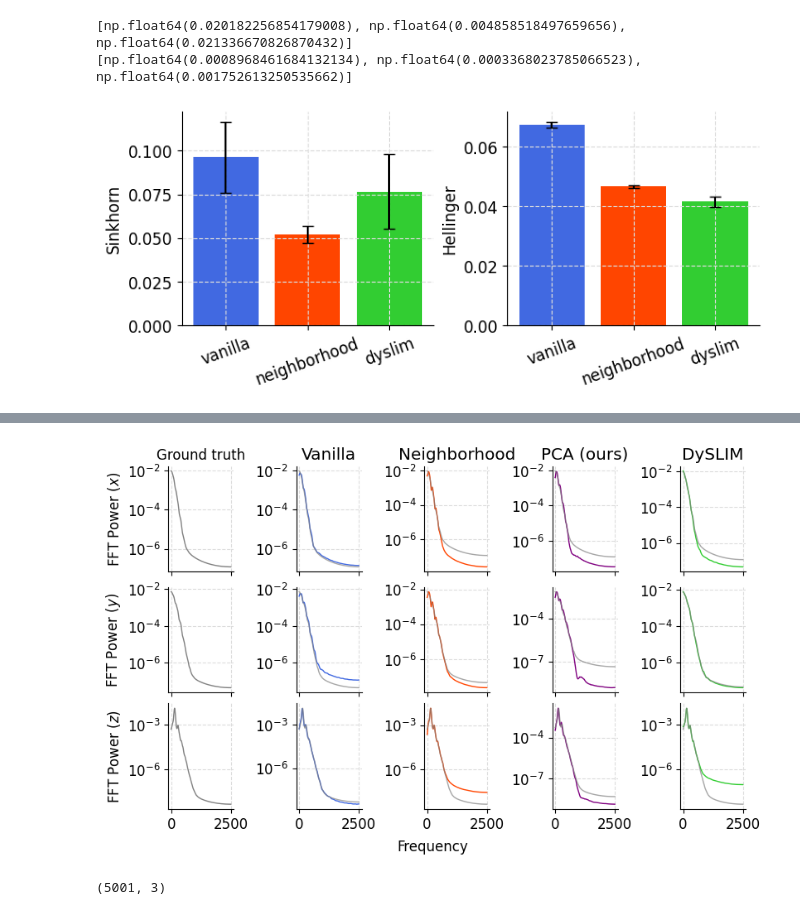
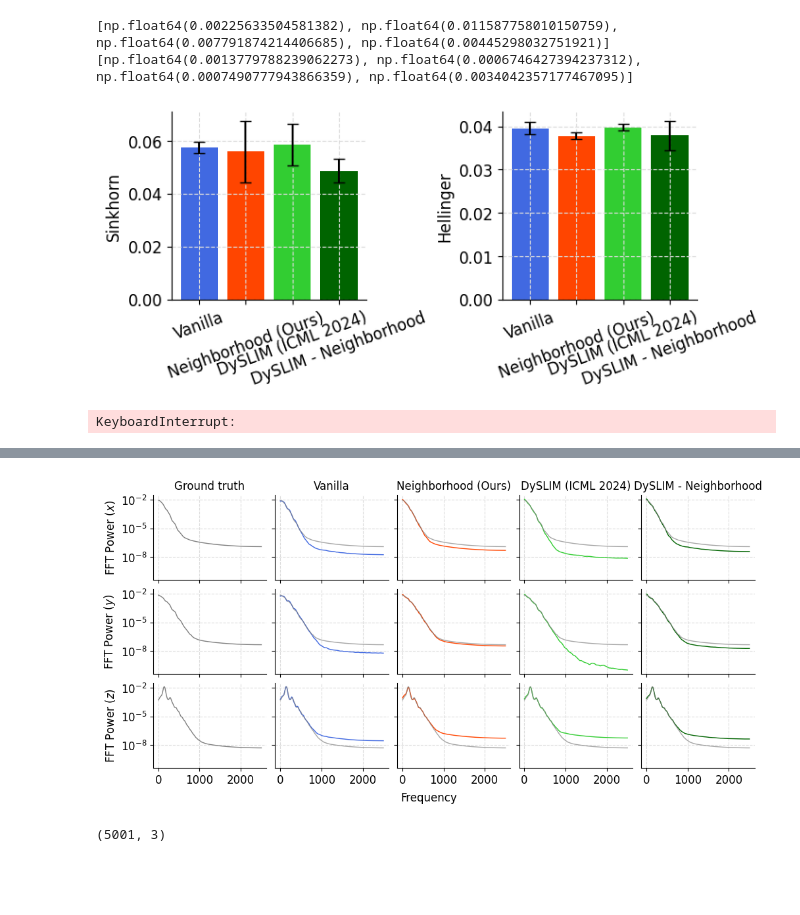
Before and after one commit to Jhko725/sandbox, a Jupyter notebook: notebooks/evaluation/lorenz63_eval.ipynb, the cells around one changed output, grey strips where cells are left out. Drawn from its saved outputs; the diff is of its cells as text; code cells hidden in the pictures; blank space fills up the shorter version.

```diff
--- a/notebooks/evaluation/lorenz63_eval.ipynb
+++ b/notebooks/evaluation/lorenz63_eval.ipynb
@@ -45,6 +45,7 @@ EXP_TYPES_ALL = (
     "proxy_tangent_evolution",
     "pca",
     "dyslim",
+    "dyslim_neigh",
 )
 EXP_TYPES = (
     "vanilla",
@@ -54,6 +55,7 @@ EXP_TYPES = (
     "neighborhood",
     # "pca",
     "dyslim",
+    # "dyslim_neigh",
 )
 
 COLOR_DICT = dict(
@@ -68,6 +70,7 @@ COLOR_DICT = dict(
             "purple",
             "purple",
             "limegreen",
+            "darkgreen",
         ),
     )
 )
@@ -96,6 +99,7 @@ LABEL_DICT = dict(
             "Identity (ours)",
             "PCA (ours)",
             "DySLIM (ICML 2024)",
+            "DySLIM - Neighborhood",
         ),
     )
 )
@@ -147,12 +151,13 @@ def load_experiment(
         loaddir = loaddir / "radius=2.0_rollout=1"
     elif exp_type == "dyslim":
         loaddir = loaddir / "lambda_1=1_lambda_2=100"
-        # loaddir = (
-        #     loaddir.parent
-        #     / "neighborhood"
-        #     / "r=0.6-0.8/neighbor_length=5"
-        #     / "order=None"
-        # )
+    elif exp_type == "dyslim_neigh":
+        loaddir = (
+            loaddir.parent
+            / "neighborhood"
+            / "r=0.6-0.8/neighbor_length=5"
+            / "order=None"
+        )
     # loaddir = loaddir / "euler"
     model_paths = list(loaddir.glob(model_path_template))
     if len(model_paths) == 0:
@@ -399,7 +403,7 @@ for ax, metric_name in zip(axes, metric_names):
         metric_stds.append(np.std(metric_vals))
     print(metric_stds)
     ax.bar(
-        EXP_TYPES,
+        [LABEL_DICT[e] for e in EXP_TYPES],
         metric_means,
         yerr=metric_stds,
         color=[COLOR_DICT[e] for e in EXP_TYPES],
@@ -409,9 +413,9 @@ for ax, metric_name in zip(axes, metric_names):
     ax.tick_params("x", rotation=20)
 # fig.suptitle(f"Noise={noise}")
 # %% [output]
-[np.float64(0.020182256854179008), np.float64(0.004858518497659656), np.float64(0.021336670826870432)]
-[np.float64(0.0008968461684132134), np.float64(0.0003368023785066523), np.float64(0.001752613250535662)]
+[np.float64(0.00225633504581382), np.float64(0.011587758010150759), np.float64(0.007791874214406685), np.float64(0.00445298032751921)]
+[np.float64(0.0013779788239062273), np.float64(0.0006746427394237312), np.float64(0.0007490777943866359), np.float64(0.0034042357177467095)]
-[figure, old version]
+[figure, new version]
 # %%
 u_long_dict = defaultdict(list)
 for exp_type in tqdm(EXP_TYPES):
@@ -430,6 +434,8 @@ for exp_type in tqdm(EXP_TYPES):
         solve_batch(model, dataset_test.t[0], dataset_test.u[0:20, 0]),
         dataset_test.u[0:20],
     )
+# %% [output]
+KeyboardInterrupt:
 # %%
 u_long_dict
 # %% [output]
@@ -455,29 +459,31 @@ u
 # %%
-fig, axes = plt.subplots(3, len(u_long_dict) + 1, figsize=(8, 5), sharex=True)
+fig, axes = plt.subplots(
+    3, len(u_long_dict) + 1, figsize=(10, 5), sharex=True, sharey=True
+)
 plot_kwargs = {"linewidth": 1.0}
 for j in range(3):
     ps_true = jax.vmap(power_spectrum1d, in_axes=-1, out_axes=-1)(u_traj)
     axes[j, 0].plot(ps_true[:, j], color="gray", **plot_kwargs)
 axes[0, 0].set_title("Ground truth", fontsize="medium")
 
 for i, (exp_type, u_long) in enumerate(u_long_dict.items()):
     for j in range(3):
         ps_pred = jax.vmap(power_spectrum1d, in_axes=-1, out_axes=-1)(u_long)
         axes[j, i + 1].plot(
             ps_pred[:, j],
             color=COLOR_DICT[exp_type],
             **plot_kwargs,
         )
 
         axes[j, i + 1].plot(ps_true[:, j], color="gray", alpha=0.7, **plot_kwargs)
-        axes[0, i + 1].set_title(label=LABEL_DICT[exp_type])
+        axes[0, i + 1].set_title(label=LABEL_DICT[exp_type], fontsize="medium")
 for ax in axes.flat:
     ax.set_yscale("log")
 fig.supxlabel("Frequency", fontsize="medium")
 for ylab, ax in zip(("x", "y", "z"), axes[:, 0]):
     ax.set_ylabel(f"FFT Power (${ylab}$)")
 # %% [output]
-[figure, old version]
+[figure, new version]
 # %%
 ps_pred.shape
 # %% [output]
```
Also changed, not shown: parts of 11 cells of this notebook, 5 other files.
